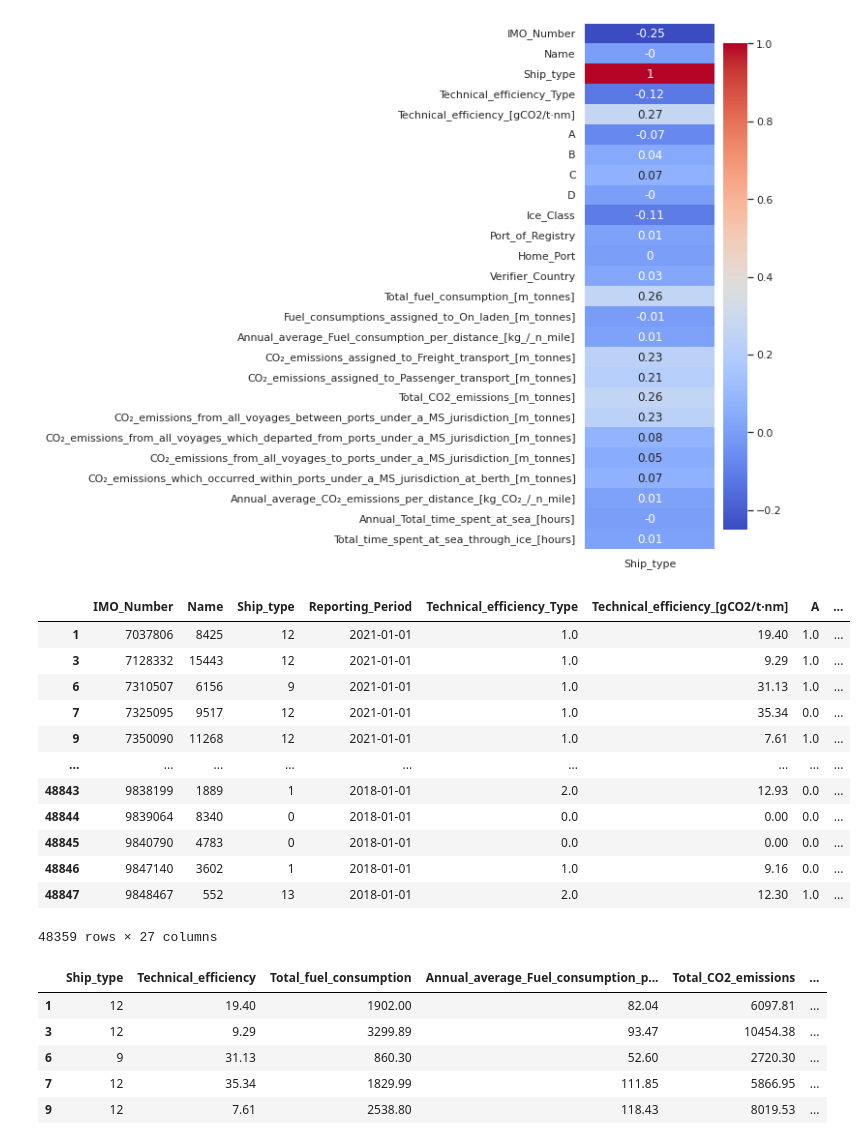
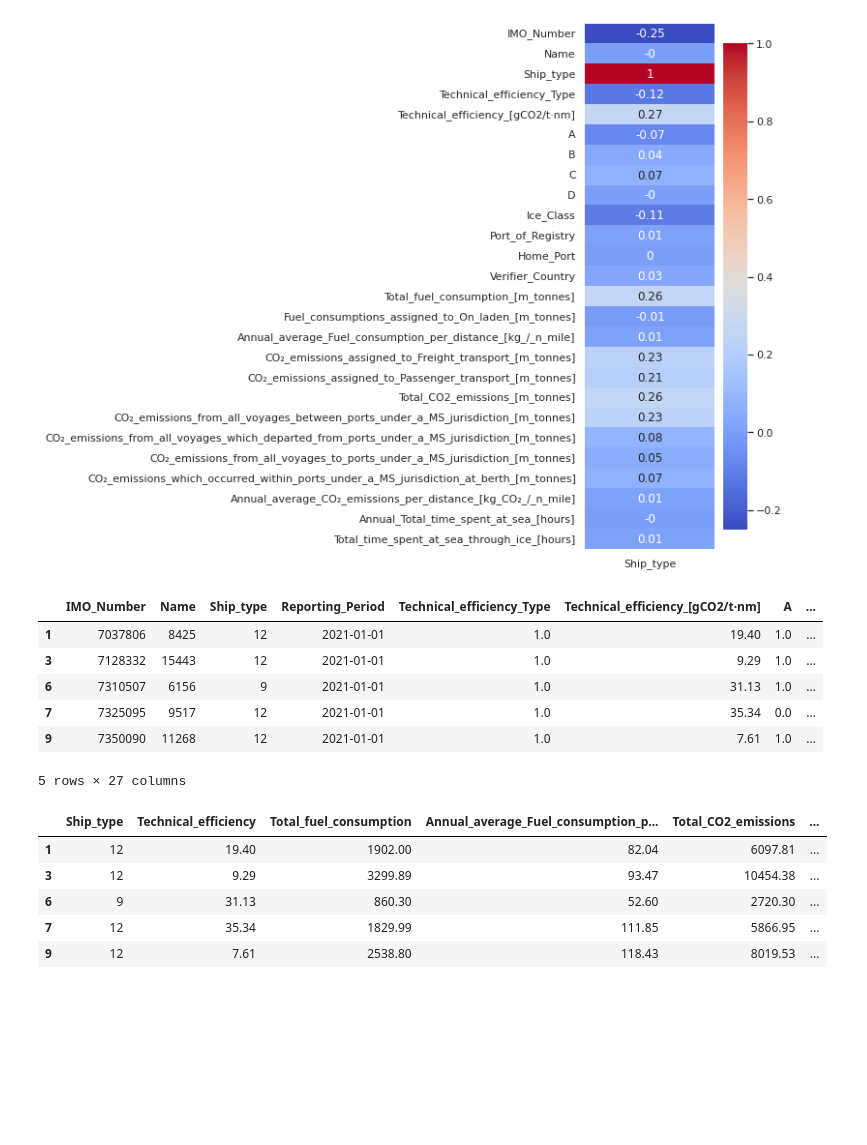
Before and after one commit to Anuj-1996/Maritime_Ship_CO2_Emission_Analysis, a Jupyter notebook: EU_CO2_emissions_from_maritime_transport.ipynb, the cells around one changed output. Saved outputs shown, nothing was run; the diff lists cells and outputs as text; code cells hidden in the pictures; blank space fills up the shorter version.

```diff
--- a/EU_CO2_emissions_from_maritime_transport.ipynb
+++ b/EU_CO2_emissions_from_maritime_transport.ipynb
@@ -588,19 +591,13 @@ sns.heatmap(corr, annot=True, cmap='coolwarm')
 <matplotlib.axes._subplots.AxesSubplot at 0x...>
 [figure]
 # %%
-df_filtered
+df_filtered.head()
 # %% [output]
 |  | IMO_Number | Name | Ship_type | Reporting_Period | Technical_efficiency_Type | Technical_efficiency_[gCO2/t·nm] | A | ... |
 | 1 | 7037806 | 8425 | 12 | 2021-01-01 | 1.0 | 19.40 | 1.0 | ... |
 | 3 | 7128332 | 15443 | 12 | 2021-01-01 | 1.0 | 9.29 | 1.0 | ... |
 | 6 | 7310507 | 6156 | 9 | 2021-01-01 | 1.0 | 31.13 | 1.0 | ... |
 | 7 | 7325095 | 9517 | 12 | 2021-01-01 | 1.0 | 35.34 | 0.0 | ... |
 | 9 | 7350090 | 11268 | 12 | 2021-01-01 | 1.0 | 7.61 | 1.0 | ... |
-| ... | ... | ... | ... | ... | ... | ... | ... | ... |
-| 48843 | 9838199 | 1889 | 1 | 2018-01-01 | 2.0 | 12.93 | 0.0 | ... |
-| 48844 | 9839064 | 8340 | 0 | 2018-01-01 | 0.0 | 0.00 | 0.0 | ... |
-| 48845 | 9840790 | 4783 | 0 | 2018-01-01 | 0.0 | 0.00 | 0.0 | ... |
-| 48846 | 9847140 | 3602 | 1 | 2018-01-01 | 1.0 | 9.16 | 0.0 | ... |
-| 48847 | 9848467 | 552 | 13 | 2018-01-01 | 2.0 | 12.30 | 1.0 | ... |
-48359 rows × 27 columns
+5 rows × 27 columns
 # %%
```
Also changed, not shown: parts of 62 cells of this notebook.
